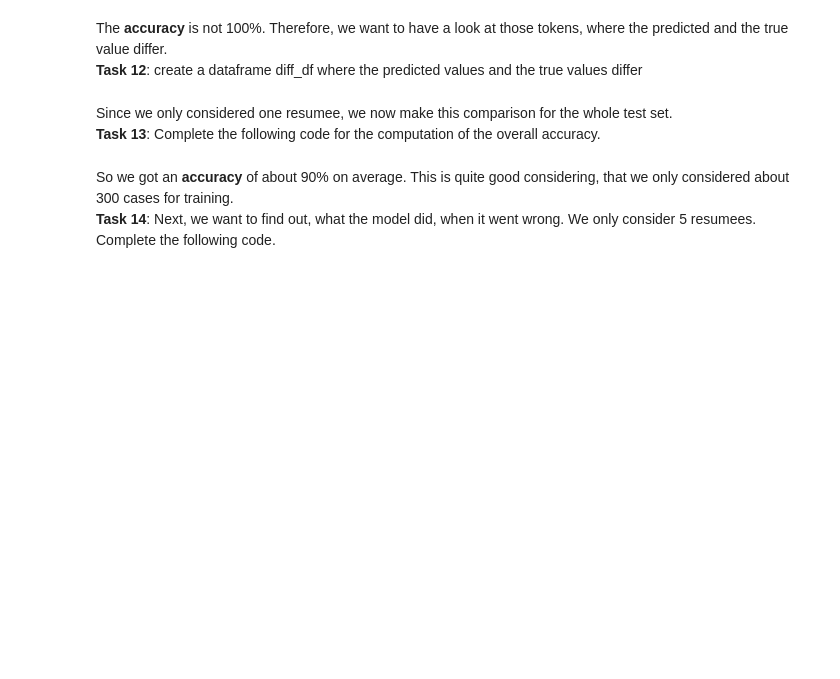
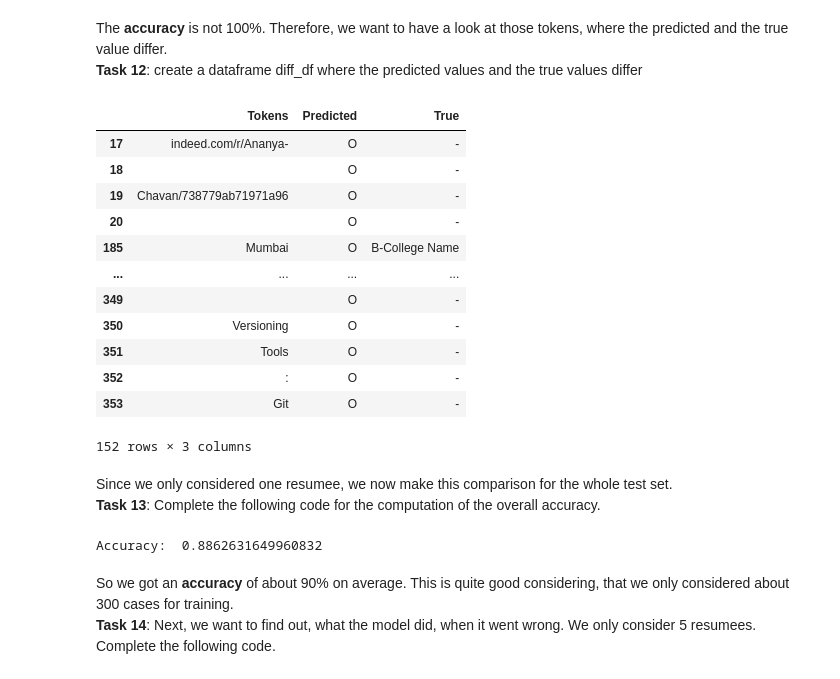
Before and after one commit to mariamonzon/Software-applications-with-AI, a Jupyter notebook: Homework2-NER/ner_2_2021.ipynb, the cells around one changed output. Drawn from its saved outputs; the diff is of its cells as text; code cells hidden in the pictures; blank space fills up the shorter version.

Commit message:
upload final version

```diff
--- a/Homework2-NER/ner_2_2021.ipynb
+++ b/Homework2-NER/ner_2_2021.ipynb
@@ -276,8 +438,22 @@ The __accuracy__ is not 100%. Therefore, we want to have a look at those tokens,
 __Task 12__: create a dataframe diff_df where the predicted values and the true values differ
 # %%
 # TODO create a dataframe diff_df where the predicted values and the true values differ
-diff_df = None
+diff_df = bilou_df[bilou_df["Predicted"] != bilou_df["True"]]
 display(diff_df)
+# %% [output]
+|  | Tokens | Predicted | True |
+| 17 | indeed.com/r/Ananya- | O | - |
+| 18 |  | O | - |
+| 19 | Chavan/738779ab71971a96 | O | - |
+| 20 |  | O | - |
+| 185 | Mumbai | O | B-College Name |
+| ... | ... | ... | ... |
+| 349 |  | O | - |
+| 350 | Versioning | O | - |
+| 351 | Tools | O | - |
+| 352 | : | O | - |
+| 353 | Git | O | - |
+152 rows × 3 columns
 # %% [markdown]
 Since we only considered one resumee, we now make this comparison for the whole test set.<br>
 __Task 13__: Complete the following code for the computation of the overall accuracy.
@@ -286,16 +462,18 @@ doc_accuracy = []
 
 for i in range( len( x_test ) ):
 
-  resume = None
+  resume = [x_test[i], y_test[i]]
 
   bilou_df = make_bilou_df(nlp,resume)
 
-  same_df = None
+  same_df = bilou_df[bilou_df["Predicted"] == bilou_df["True"]]
 
-  doc_accuracy.append( None )
+  doc_accuracy.append(  len(same_df) / len(bilou_df) )
 
 total_acc = np.mean( doc_accuracy )
 print("Accuracy: ",total_acc)
+# %% [output]
+Accuracy:  0.8862631649960832
 # %% [markdown]
 So we got an __accuracy__ of about 90% on average. This is quite good considering, that we only considered about 300 cases for training.<br>
 __Task 14__: Next, we want to find out, what the model did, when it went wrong. We only consider 5 resumees.<br>
```
Also changed, not shown: parts of 28 cells of this notebook, 2 other files.
